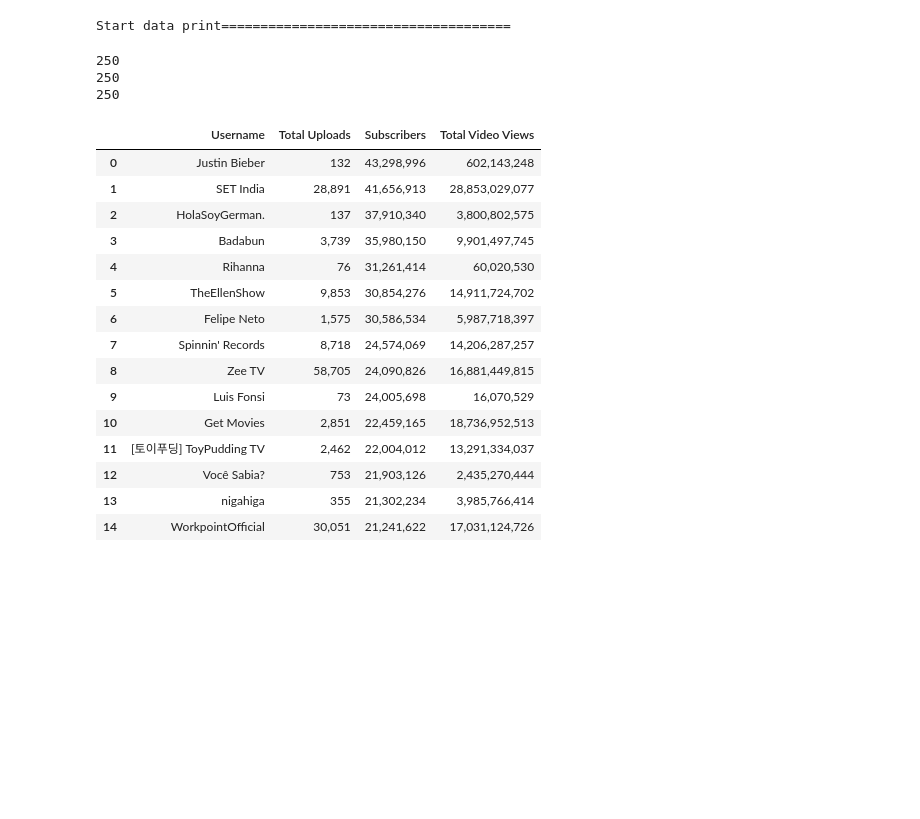
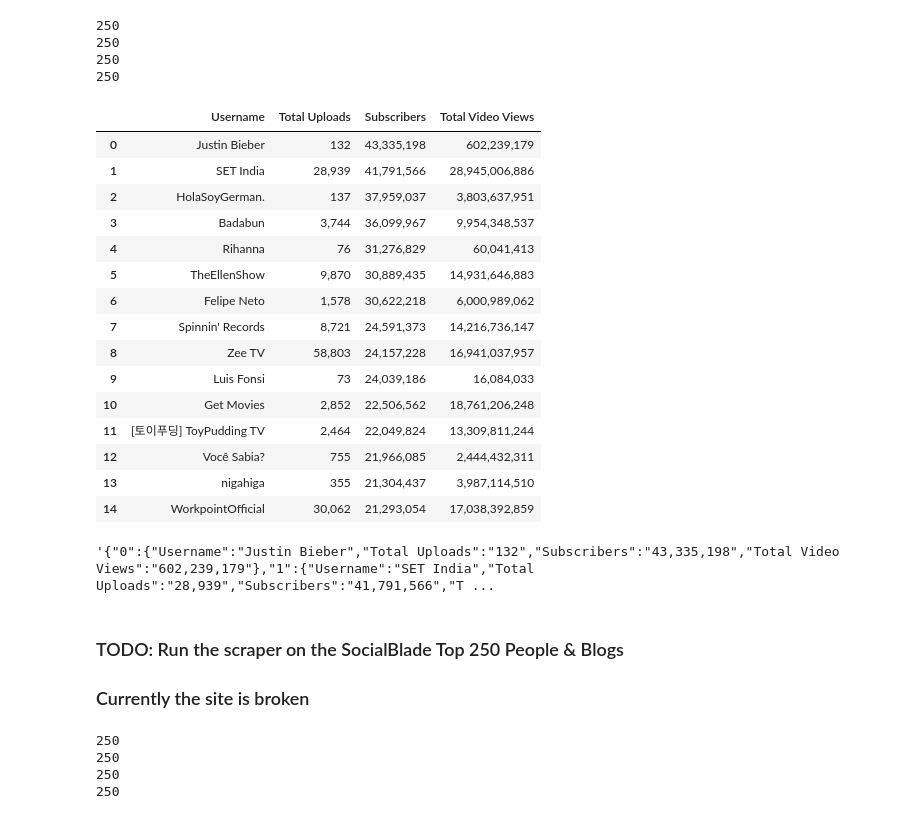
Before and after one commit to shortpoet/YouTube-Data-Analytics-and-Visualization, a Jupyter notebook: Austen/SocialBlade_Scraper.ipynb, the cells around one changed output. Cells and saved outputs as stored; diff of their text form; code cells hidden in the pictures; blank space fills up the shorter version.

```diff
--- a/Austen/SocialBlade_Scraper.ipynb
+++ b/Austen/SocialBlade_Scraper.ipynb
@@ -13,12 +15,9 @@ data = r.text
 
 soup = BeautifulSoup(data, "lxml")
 # %%
-print("Start data print=====================================")
+
 
 totalUploads = []
-# for link in soup.find_all('style="float: left; width: 350px; line-height: 25px;"'):
-#     print(link.get())
-
 
 results = soup.find_all("span")
 
@@ -33,8 +32,6 @@ for result in results[10::4]:
 #     .find(style_="float: left; width: 50px; color:#888;")
 #     style="color:#555;"
 #     print(uploads)
-# %% [output]
-Start data print=====================================
 # %%
 subscribers = []
 
@@ -65,16 +62,13 @@ for result in results[157:407]:
     channelName.append(channel)
 #     print(channel)
 # %%
-# print(len(totalVideoViews))
-
-# totalUploads = 251
-# subscribers = 251
-# totalVideoViews = 251
+# Print the length of each list to ensure they line up correctly
 
 totalVideoViews = totalVideoViews[0:250]
 subscribers = subscribers[0:250]
 totalUploads = totalUploads[0:250]
 
+print(len(channelName))
 print(len(totalVideoViews))
 print(len(subscribers))
 print(len(totalUploads))
@@ -82,25 +76,35 @@ print(len(totalUploads))
 250
 250
 250
+250
 # %%
-youtube_df = pd.DataFrame({'Username': channelName, 'Total Uploads': totalUploads,
+# Create the dataframe
+
+youtube_entertainment_df = pd.DataFrame({'Username': channelName, 'Total Uploads': totalUploads,
                            'Subscribers': subscribers, 'Total Video Views': totalVideoViews})
 
-youtube_df.head(15)
+youtube_entertainment_df.head(15)
 # %% [output]
 |  | Username | Total Uploads | Subscribers | Total Video Views |
-| 0 | Justin Bieber | 132 | 43,298,996 | 602,143,248 |
-| 1 | SET India | 28,891 | 41,656,913 | 28,853,029,077 |
-| 2 | HolaSoyGerman. | 137 | 37,910,340 | 3,800,802,575 |
-| 3 | Badabun | 3,739 | 35,980,150 | 9,901,497,745 |
-| 4 | Rihanna | 76 | 31,261,414 | 60,020,530 |
-| 5 | TheEllenShow | 9,853 | 30,854,276 | 14,911,724,702 |
-| 6 | Felipe Neto | 1,575 | 30,586,534 | 5,987,718,397 |
-| 7 | Spinnin' Records | 8,718 | 24,574,069 | 14,206,287,257 |
-| 8 | Zee TV | 58,705 | 24,090,826 | 16,881,449,815 |
-| 9 | Luis Fonsi | 73 | 24,005,698 | 16,070,529 |
-| 10 | Get Movies | 2,851 | 22,459,165 | 18,736,952,513 |
-| 11 | [토이푸딩] ToyPudding TV | 2,462 | 22,004,012 | 13,291,334,037 |
-| 12 | Você Sabia? | 753 | 21,903,126 | 2,435,270,444 |
-| 13 | nigahiga | 355 | 21,302,234 | 3,985,766,414 |
-| 14 | WorkpointOfficial | 30,051 | 21,241,622 | 17,031,124,726 |
+| 0 | Justin Bieber | 132 | 43,335,198 | 602,239,179 |
+| 1 | SET India | 28,939 | 41,791,566 | 28,945,006,886 |
+| 2 | HolaSoyGerman. | 137 | 37,959,037 | 3,803,637,951 |
+| 3 | Badabun | 3,744 | 36,099,967 | 9,954,348,537 |
+| 4 | Rihanna | 76 | 31,276,829 | 60,041,413 |
+| 5 | TheEllenShow | 9,870 | 30,889,435 | 14,931,646,883 |
+| 6 | Felipe Neto | 1,578 | 30,622,218 | 6,000,989,062 |
+| 7 | Spinnin' Records | 8,721 | 24,591,373 | 14,216,736,147 |
+| 8 | Zee TV | 58,803 | 24,157,228 | 16,941,037,957 |
+| 9 | Luis Fonsi | 73 | 24,039,186 | 16,084,033 |
+| 10 | Get Movies | 2,852 | 22,506,562 | 18,761,206,248 |
+| 11 | [토이푸딩] ToyPudding TV | 2,464 | 22,049,824 | 13,309,811,244 |
+| 12 | Você Sabia? | 755 | 21,966,085 | 2,444,432,311 |
+| 13 | nigahiga | 355 | 21,304,437 | 3,987,114,510 |
+| 14 | WorkpointOfficial | 30,062 | 21,293,054 | 17,038,392,859 |
+# %%
+youtube_df.to_json(orient='index')
+# %% [output]
+'{"0":{"Username":"Justin Bieber","Total Uploads":"132","Subscribers":"43,335,198","Total Video Views":"602,239,179"},"1":{"Username":"SET India","Total Uploads":"28,939","Subscribers":"41,791,566","T ...
+# %% [markdown]
+### TODO: Run the scraper on the SocialBlade Top 250 People & Blogs
+### Currently the site is broken
@@ -106,0 +168,14 @@ youtube_df.head(15)
+# %%
+totalVideoViewsPeople = totalVideoViewsPeople[0:250]
+subscribersPeople = subscribersPeople[0:250]
+totalPeopleUploads = totalPeopleUploads[0:250]
+
+print(len(channelNamePeople))
+print(len(totalVideoViews))
+print(len(subscribersPeople))
+print(len(totalUploads))
+# %% [output]
+250
+250
+250
+250
```
Also changed, not shown: parts of 5 cells of this notebook.
